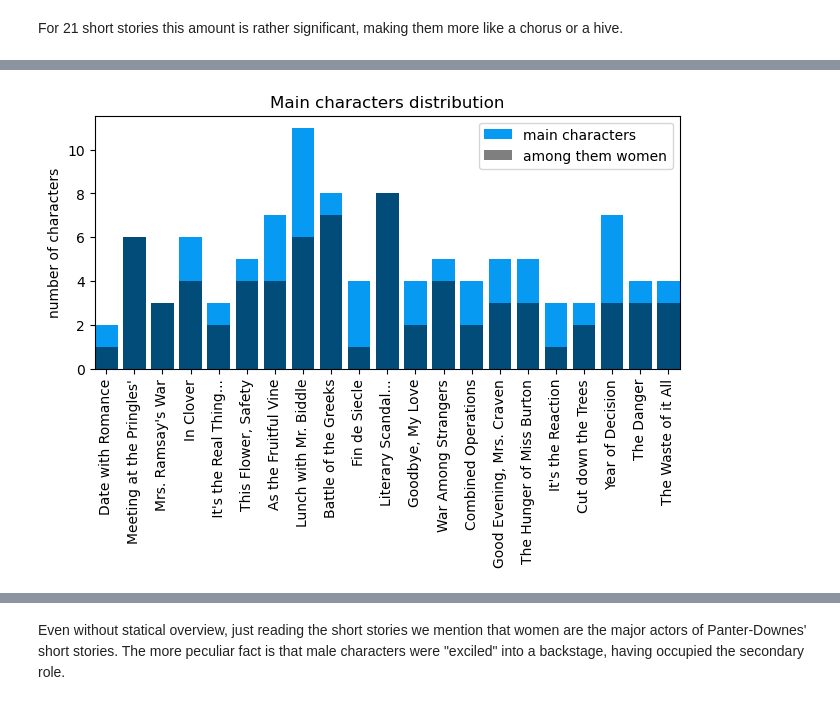
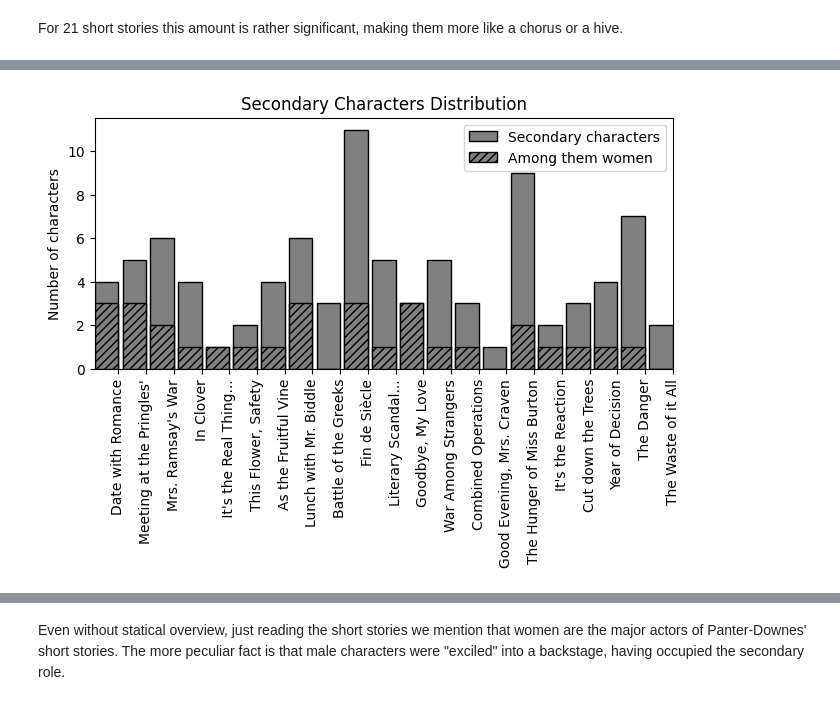
Before and after one commit to susurofu/Mollie-Panter-Downes-wartime-short-stories, a Jupyter notebook: Mollie Panter Downes wartime stories.ipynb, the cells around one changed output, grey strips where cells are left out. Cells and saved outputs as stored; diff of their text form; code cells hidden in the pictures.

```diff
--- a/Mollie Panter Downes wartime stories.ipynb
+++ b/Mollie Panter Downes wartime stories.ipynb
@@ -78,7 +76,7 @@ from textanalyzer import TextAnalyzer, metrics
 # %% [markdown]
 Reading txt files and extracting the statistical metrics
 # %%
-titles = os.listdir('/Users/artem/Documents/my python projects/Mollie Panter-Downes/Good Evening, Mrs. Craven texts')
+titles = os.listdir('/home/felix/Documents/my python projects/Mollie-Panter-Downes-wartime-short-stories/Good Evening, Mrs. Craven texts')
 ordered_titles = sorted(titles, key=lambda t: int(t.split('. ')[0]))
 all_texts_as_str = []
 file_w = open ('text metrics.csv', mode = 'w', encoding='utf-8')
@@ -102,7 +100,7 @@ file_w.close()
 # %%
 titles_for_graphs = ["Date with Romance", "Meeting at the Pringles'", "Mrs. Ramsay's War", "In Clover", " It's the Real Thing...",
                      "This Flower, Safety", "As the Fruitful Vine", "Lunch with Mr. Biddle", "Battle of the Greeks",
-                     "Fin de Siecle", "Literary Scandal...", "Goodbye, My Love", "War Among Strangers", "Combined Operations",
+                     "Fin de Siècle", "Literary Scandal...", "Goodbye, My Love", "War Among Strangers", "Combined Operations",
                      "Good Evening, Mrs. Craven", "The Hunger of Miss Burton", "It's the Reaction", "Cut down the Trees",
                      "Year of Decision", "The Danger", "The Waste of it All"
 ]
@@ -321,7 +321,7 @@ children_characters = []
 MF_characters = []
 characters = []
 
-with open (f"C:/Users/artem/Documents/my python projects/Mollie Panter-Downes/characters' names.txt") as f:
+with open ("/home/felix/Documents/my python projects/Mollie-Panter-Downes-wartime-short-stories/characters' names.txt") as f:
     lines = f.read()
 lines = lines.split('\n')
 for line in lines:
@@ -423,12 +465,35 @@ characters_table.describe()
 # %%
-plt.figure(constrained_layout=True)
-plt.bar(titles_for_graphs, characters_table['number of main characters'], color='#069AF3', label='main characters')
-plt.bar(titles_for_graphs, characters_table['among them women'], color='black', alpha=0.5, label='among them women')
-plt.ylabel('number of characters')
-plt.title('Main characters distribution')
+fig, ax = plt.subplots(constrained_layout=True)
+bar_width = 0.85
+colors = ['#069AF3', 'grey']
+x = np.arange(len(titles_for_graphs))
+
+rects1 = ax.bar(
+    x - bar_width/2,
+    characters_table['number of mentioned characters'],
+    width=bar_width,
+    color='grey',
+    edgecolor = 'black',
+    label='Secondary characters'
+)
+
+rects2 = ax.bar(
+    x - bar_width/2,
+    characters_table['...among them women'],
+    width=bar_width,
+    color='grey',
+    edgecolor='black',
+    hatch='////',
+    label='Among them women'
+)
+ax.set_ylabel('Number of characters')
+ax.set_title('Secondary Characters Distribution')
+ax.set_xticks(x)
+ax.set_xticklabels(titles_for_graphs)
+ax.legend()
+
 plt.xticks(rotation=90)
 plt.margins(x=0)
-plt.legend()
 plt.show()
 # %% [output]
-[figure, old version]
+[figure, new version]
```
Also changed, not shown: parts of 32 cells of this notebook.
